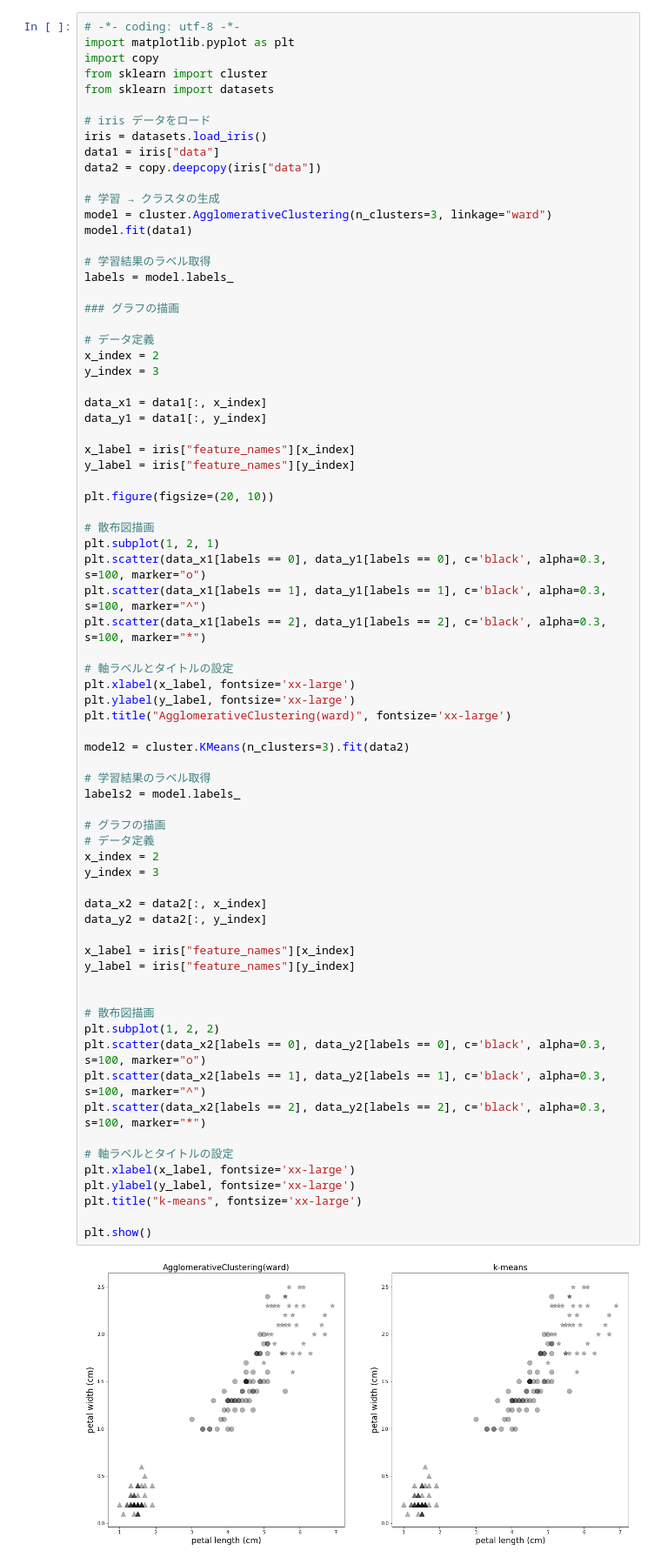
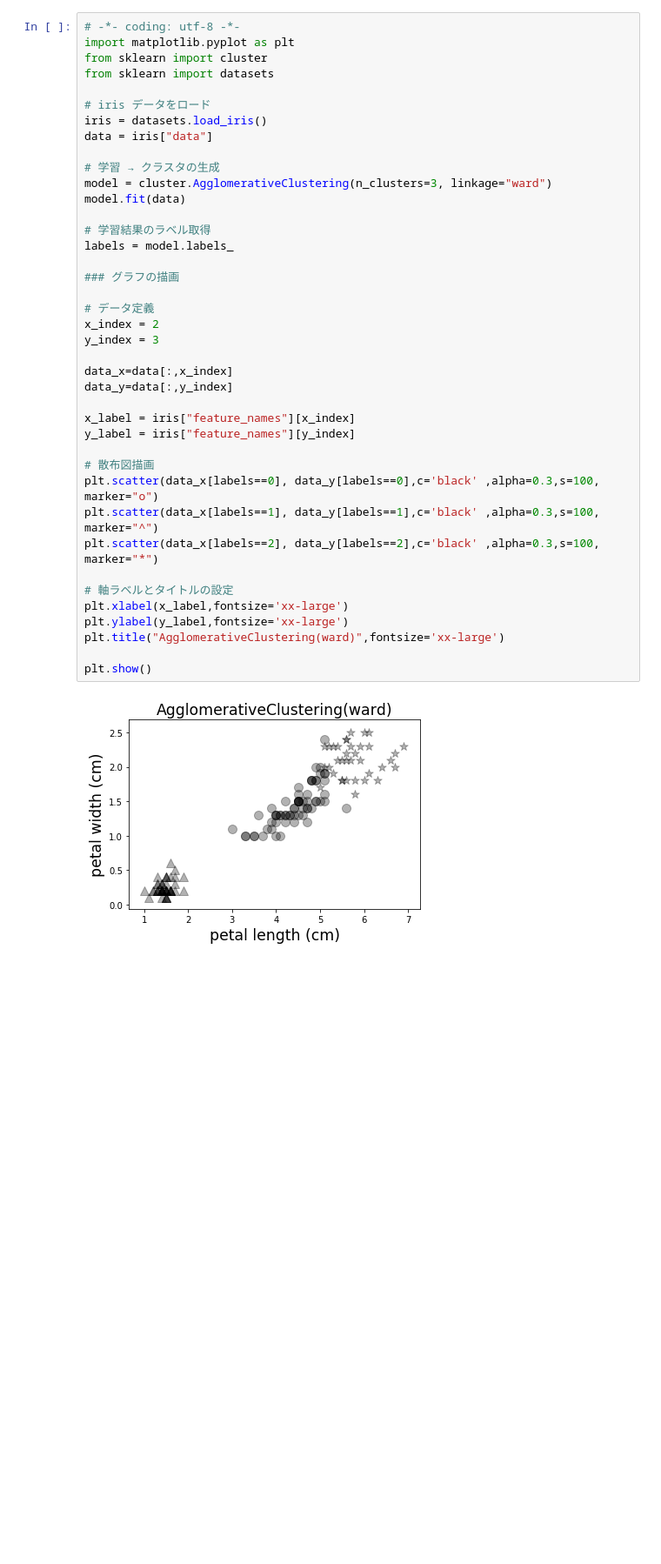
Before and after one commit to ksktada/PythonM, a Jupyter notebook: 05/cluster3.ipynb, the cells around one changed output. Shown at 87% size. Drawn from its saved outputs; the diff is of its cells as text; blank space fills up the shorter version.

```diff
--- a/05/cluster3.ipynb
+++ b/05/cluster3.ipynb
@@ -1,75 +3,42 @@
 # %%
 # -*- coding: utf-8 -*-
 import matplotlib.pyplot as plt
-import copy
 from sklearn import cluster
 from sklearn import datasets
 
 # iris データをロード
 iris = datasets.load_iris()
-data1 = iris["data"]
-data2 = copy.deepcopy(iris["data"])
+data = iris["data"]
 
 # 学習 → クラスタの生成
 model = cluster.AgglomerativeClustering(n_clusters=3, linkage="ward")
-model.fit(data1)
+model.fit(data)
 
 # 学習結果のラベル取得
 labels = model.labels_
 
 ### グラフの描画
 
 # データ定義
 x_index = 2
 y_index = 3
 
-data_x1 = data1[:, x_index]
-data_y1 = data1[:, y_index]
+data_x=data[:,x_index]
+data_y=data[:,y_index]
 
 x_label = iris["feature_names"][x_index]
 y_label = iris["feature_names"][y_index]
 
-plt.figure(figsize=(20, 10))
-
 # 散布図描画
-plt.subplot(1, 2, 1)
-plt.scatter(data_x1[labels == 0], data_y1[labels == 0], c='black', alpha=0.3, s=100, marker="o")
-plt.scatter(data_x1[labels == 1], data_y1[labels == 1], c='black', alpha=0.3, s=100, marker="^")
-plt.scatter(data_x1[labels == 2], data_y1[labels == 2], c='black', alpha=0.3, s=100, marker="*")
+plt.scatter(data_x[labels==0], data_y[labels==0],c='black' ,alpha=0.3,s=100, marker="o")
+plt.scatter(data_x[labels==1], data_y[labels==1],c='black' ,alpha=0.3,s=100, marker="^")
+plt.scatter(data_x[labels==2], data_y[labels==2],c='black' ,alpha=0.3,s=100, marker="*")
 
 # 軸ラベルとタイトルの設定
-plt.xlabel(x_label, fontsize='xx-large')
-plt.ylabel(y_label, fontsize='xx-large')
-plt.title("AgglomerativeClustering(ward)", fontsize='xx-large')
-
-model2 = cluster.KMeans(n_clusters=3).fit(data2)
-
-# 学習結果のラベル取得
-labels2 = model.labels_
-
-# グラフの描画
-# データ定義
-x_index = 2
-y_index = 3
-
-data_x2 = data2[:, x_index]
-data_y2 = data2[:, y_index]
-
-x_label = iris["feature_names"][x_index]
-y_label = iris["feature_names"][y_index]
-
-
-# 散布図描画
-plt.subplot(1, 2, 2)
-plt.scatter(data_x2[labels == 0], data_y2[labels == 0], c='black', alpha=0.3, s=100, marker="o")
-plt.scatter(data_x2[labels == 1], data_y2[labels == 1], c='black', alpha=0.3, s=100, marker="^")
-plt.scatter(data_x2[labels == 2], data_y2[labels == 2], c='black', alpha=0.3, s=100, marker="*")
-
-# 軸ラベルとタイトルの設定
-plt.xlabel(x_label, fontsize='xx-large')
-plt.ylabel(y_label, fontsize='xx-large')
-plt.title("k-means", fontsize='xx-large')
+plt.xlabel(x_label,fontsize='xx-large')
+plt.ylabel(y_label,fontsize='xx-large')
+plt.title("AgglomerativeClustering(ward)",fontsize='xx-large')
 
 plt.show()
 # %% [output]
-[figure, old version]
+[figure, new version]
```
Also changed, not shown: parts of 4 cells of this notebook.
